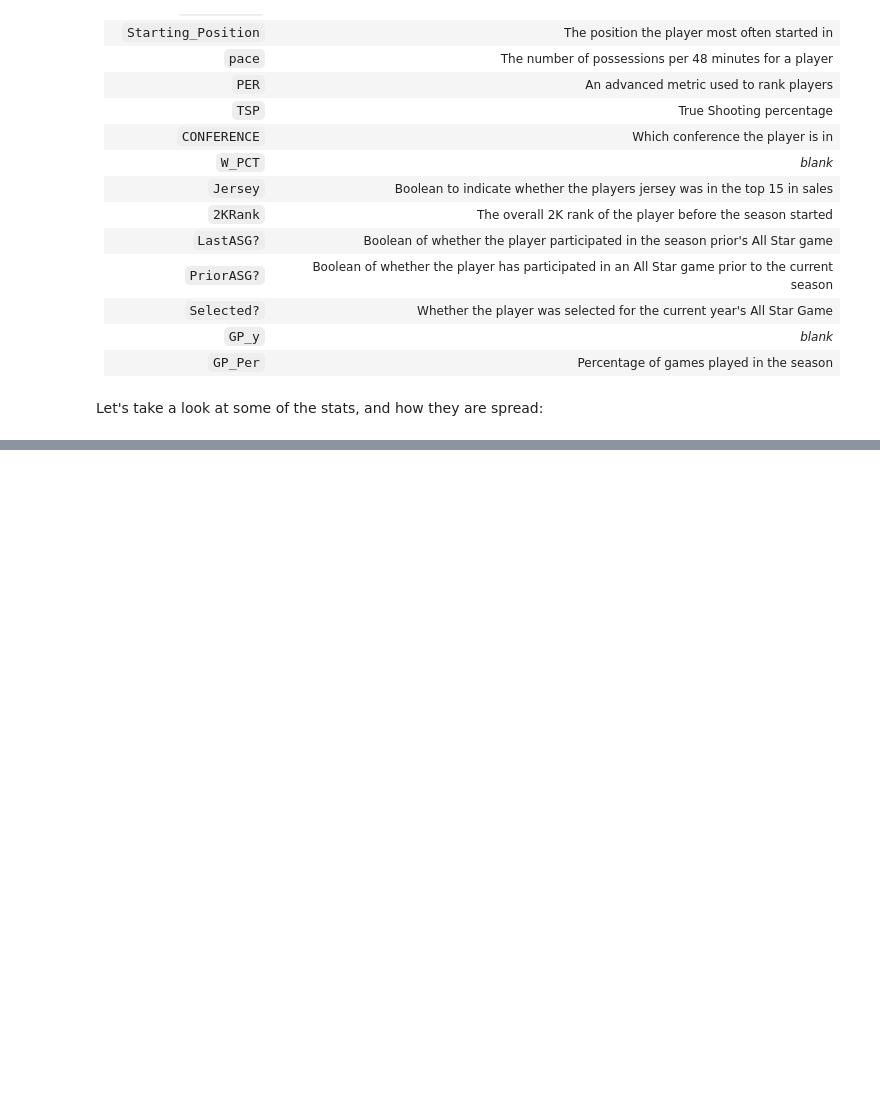
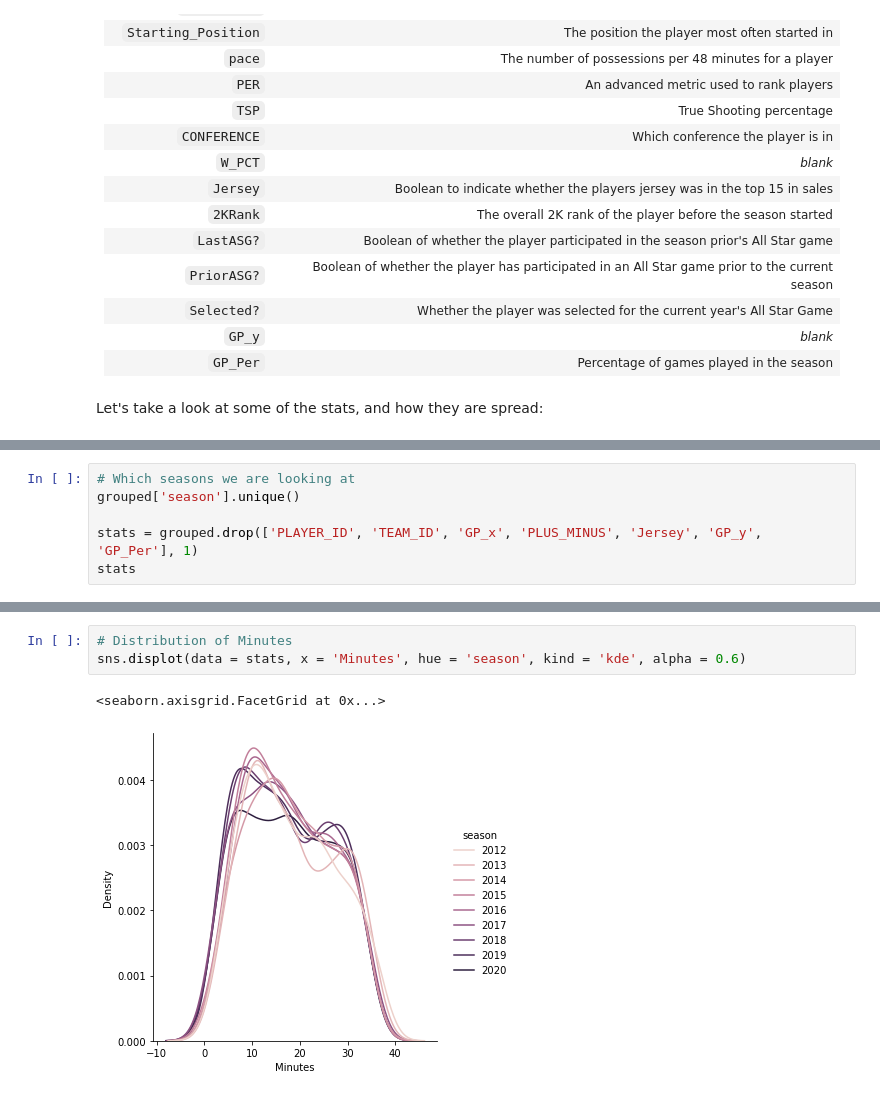
Before and after one commit to nland13/426-All-Star-Project, a Jupyter notebook: AllStar.ipynb, the cells around one changed output, grey strips where cells are left out. Saved outputs shown, nothing was run; the diff lists cells and outputs as text; blank space fills up the shorter version.

```diff
--- a/AllStar.ipynb
+++ b/AllStar.ipynb
@@ -287,0 +291,6 @@ Let's take a look at some of the stats, and how they are spread:
+# %%
+# Which seasons we are looking at
+grouped['season'].unique()
+
+stats = grouped.drop(['PLAYER_ID', 'TEAM_ID', 'GP_x', 'PLUS_MINUS', 'Jersey', 'GP_y', 'GP_Per'], 1)
+stats
@@ -287,0 +311,6 @@ Let's take a look at some of the stats, and how they are spread:
+# %%
+# Distribution of Minutes
+sns.displot(data = stats, x = 'Minutes', hue = 'season', kind = 'kde', alpha = 0.6)
+# %% [output]
+<seaborn.axisgrid.FacetGrid at 0x...>
+[figure, added]
```
Also changed, not shown: parts of 5 cells of this notebook.
